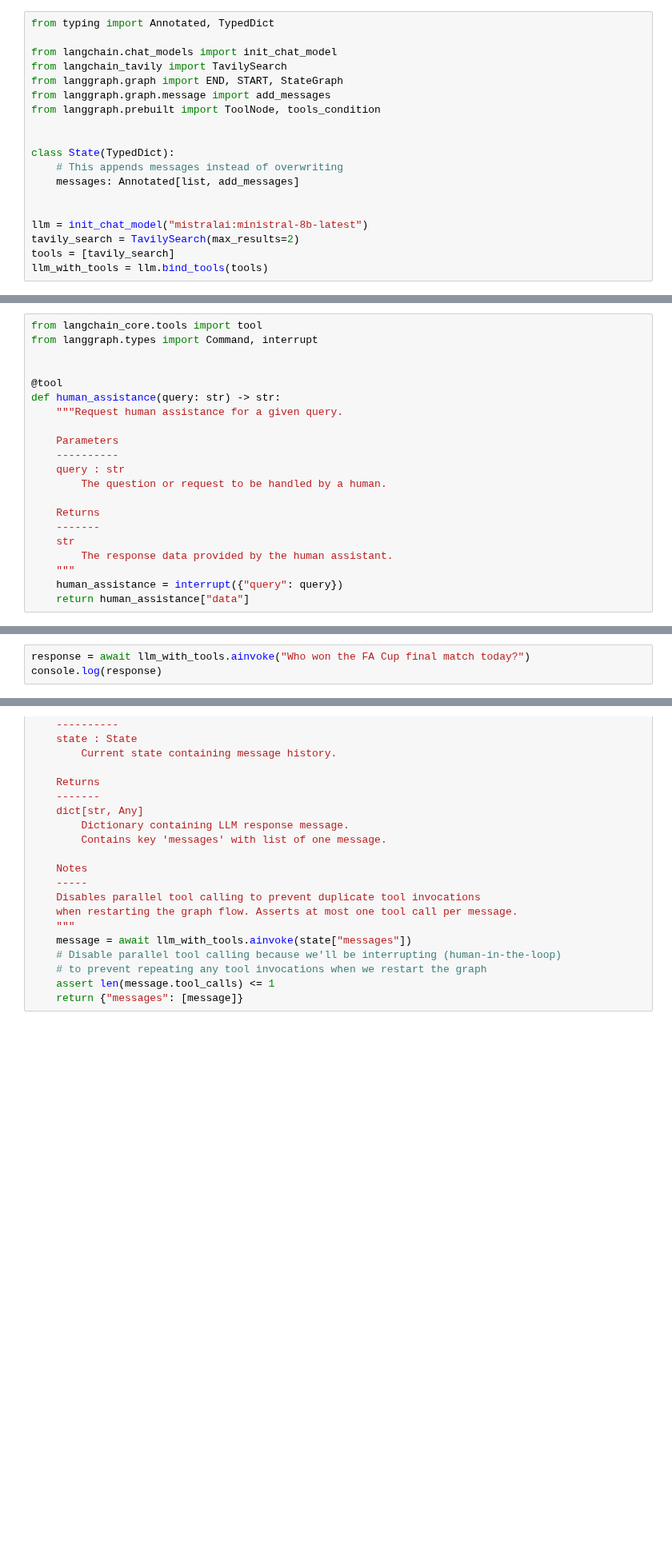
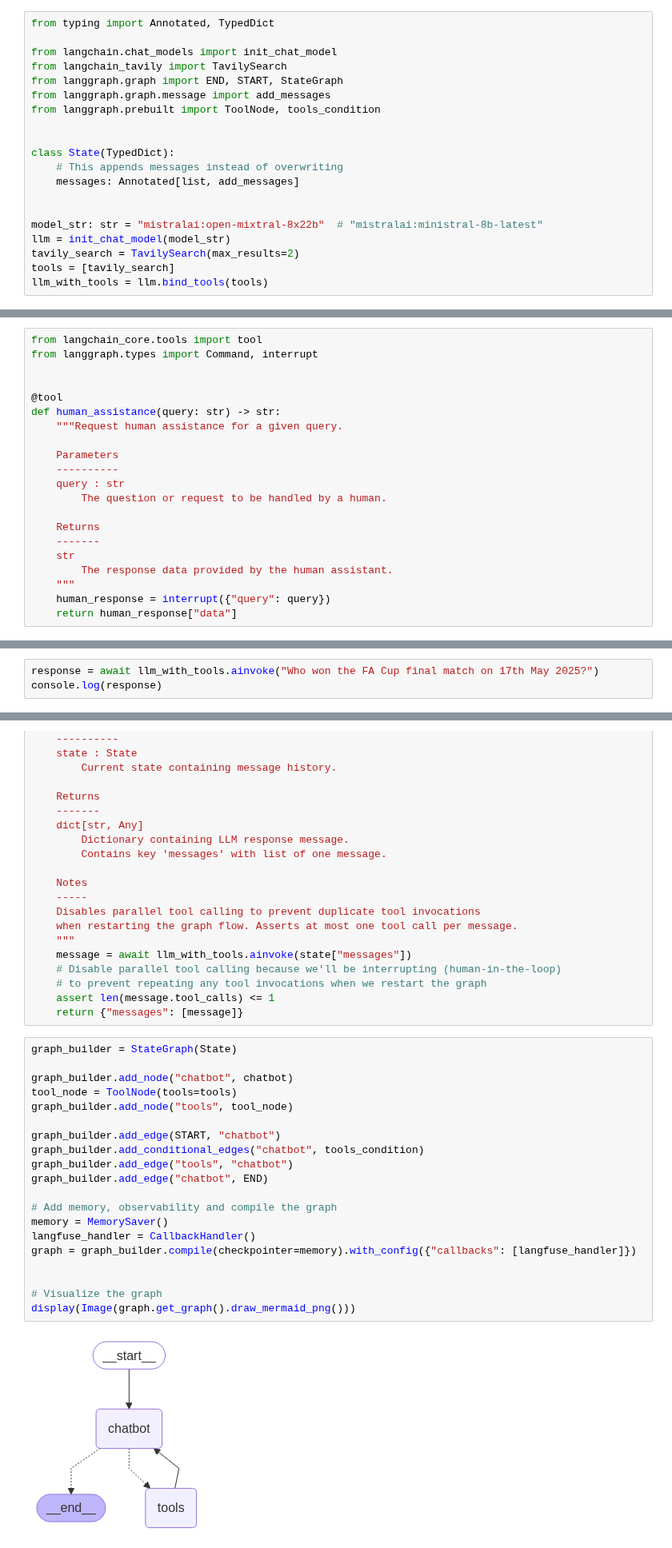
Before and after one commit to chineidu/AI-Tutorials, a Jupyter notebook: notebooks/Langgraph/02-ai-workflow-2.ipynb, the cells around one changed output, grey strips where cells are left out. Shown at 80% size. Drawn from its saved outputs; the diff is of its cells as text; blank space fills up the shorter version.

Commit message:
chore: Agents with human-in-loop

```diff
--- a/notebooks/Langgraph/02-ai-workflow-2.ipynb
+++ b/notebooks/Langgraph/02-ai-workflow-2.ipynb
@@ -307,7 +190,8 @@ class State(TypedDict):
     messages: Annotated[list, add_messages]
 
 
-llm = init_chat_model("mistralai:ministral-8b-latest")
+model_str: str = "mistralai:open-mixtral-8x22b"  # "mistralai:ministral-8b-latest"
+llm = init_chat_model(model_str)
 tavily_search = TavilySearch(max_results=2)
 tools = [tavily_search]
 llm_with_tools = llm.bind_tools(tools)
@@ -458,11 +389,11 @@ def human_assistance(query: str) -> str:
     str
         The response data provided by the human assistant.
     """
-    human_assistance = interrupt({"query": query})
-    return human_assistance["data"]
+    human_response = interrupt({"query": query})
+    return human_response["data"]
 # %%
 tools = [tavily_search, human_assistance]
 llm_with_tools = llm.bind_tools(tools)
 # %%
-response = await llm_with_tools.ainvoke("Who won the FA Cup final match today?")
+response = await llm_with_tools.ainvoke("Who won the FA Cup final match on 17th May 2025?")
 console.log(response)
@@ -491,3 +440,25 @@ async def chatbot(state: State) -> dict[str, Any]:
     # to prevent repeating any tool invocations when we restart the graph
     assert len(message.tool_calls) <= 1
     return {"messages": [message]}
+# %%
+graph_builder = StateGraph(State)
+
+graph_builder.add_node("chatbot", chatbot)
+tool_node = ToolNode(tools=tools)
+graph_builder.add_node("tools", tool_node)
+
+graph_builder.add_edge(START, "chatbot")
+graph_builder.add_conditional_edges("chatbot", tools_condition)
+graph_builder.add_edge("tools", "chatbot")
+graph_builder.add_edge("chatbot", END)
+
+# Add memory, observability and compile the graph
+memory = MemorySaver()
+langfuse_handler = CallbackHandler()
+graph = graph_builder.compile(checkpointer=memory).with_config({"callbacks": [langfuse_handler]})
+
+
+# Visualize the graph
+display(Image(graph.get_graph().draw_mermaid_png()))
+# %% [output]
+[figure, added]
```
Also changed, not shown: parts of 26 cells of this notebook, 1 other file.
